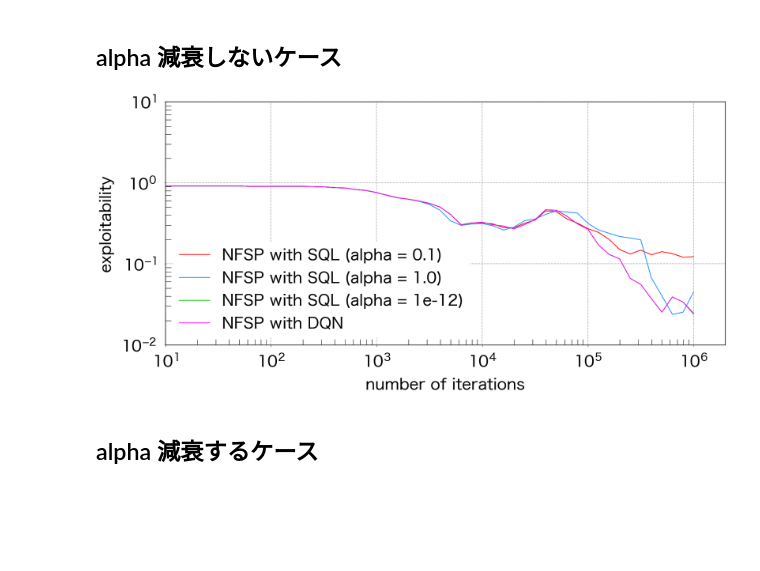
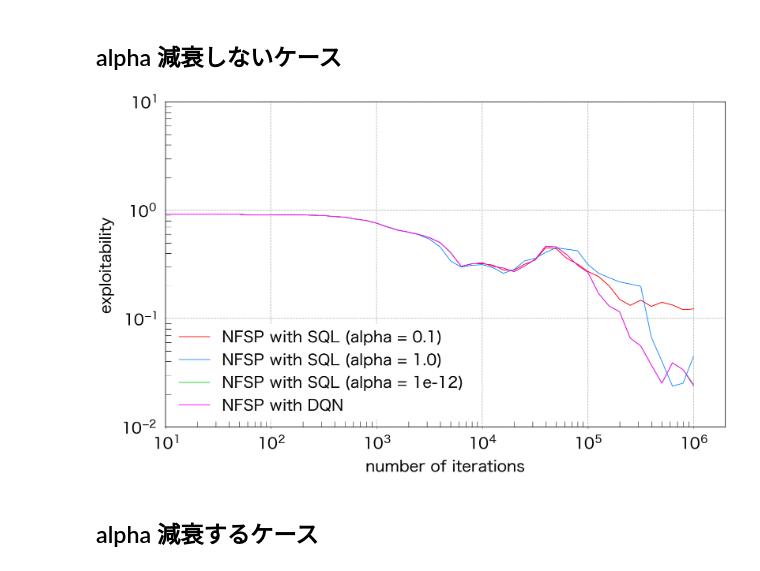
Before and after one commit to yusuke-sk/cfr, a Jupyter notebook: Other/Make_png/jupyter_notebook/kuhn_poker_2players.ipynb, the cells around one changed output. Saved outputs shown, nothing was run; the diff lists cells and outputs as text; code cells hidden in the pictures; blank space fills up the shorter version.

```diff
--- a/Other/Make_png/jupyter_notebook/kuhn_poker_2players.ipynb
+++ b/Other/Make_png/jupyter_notebook/kuhn_poker_2players.ipynb
@@ -16,36 +16,36 @@ df_2 = pd.read_csv("../output/Kuhn_poker/{}players/DB_for_NFSP_sql_1.0_False.csv
 df_3 = pd.read_csv("../output/Kuhn_poker/{}players/DB_for_NFSP_sql_1e-12_False.csv".format(NUM_PLAYERS))
 df_4 = pd.read_csv("../output/Kuhn_poker/{}players/DB_for_NFSP_dqn.csv".format(NUM_PLAYERS))
 
 df_4.tail()
 
 plt.rcParams["font.size"] = 40
-plt.figure(figsize=(24,12))
+plt.figure(figsize=(24,15))
 plt.plot(df_1.iteration, df_1.exploitability_for_42_sql, label="NFSP with SQL (alpha = 0.1)" , lw=2, color="r")
 plt.plot(df_2.iteration, df_2.exploitability_for_42_sql, label="NFSP with SQL (alpha = 1.0)", lw=2, color="dodgerblue")
 plt.plot(df_3.iteration, df_3.exploitability_for_42_sql, label="NFSP with SQL (alpha = 1e-12)" , lw=2, color = "limegreen")
 plt.plot(df_4.iteration, df_4.exploitability_for_42_dqn, label="NFSP with DQN", lw=2, color="magenta")
 
 
 plt.xscale('log')
 plt.yscale('log')
 plt.xlabel('number of iterations', labelpad=20)
 plt.ylabel('exploitability', labelpad=20)
 plt.legend(loc = "lower left", facecolor="white", edgecolor="white", framealpha=1)
 plt.grid(linestyle = "--", linewidth = 1.5)
 plt.gca().spines["top"].set_linewidth(1.5)
 plt.gca().spines["left"].set_linewidth(1.5)
 plt.gca().spines["bottom"].set_linewidth(1.5)
 plt.gca().spines["right"].set_linewidth(1.5)
 plt.xlim(10)
 plt.tick_params(pad=20)
 plt.ylim(0.01,10)
 plt.tight_layout()
 plt.tick_params(width = 1, length = 15, which = "minor", direction = "in")
 
 
-plt.savefig("../png/kuhn_poker_{}players_SQL_alpha_not_discrease.png".format(NUM_PLAYERS))
+#plt.savefig("../png/kuhn_poker_{}players_SQL_alpha_not_discrease.png".format(NUM_PLAYERS))
 # %% [output]
-[figure, old version]
+[figure, new version]
 # %% [markdown]
 ## alpha 減衰するケース
 # %%
```
Also changed, not shown: 4 other files.
